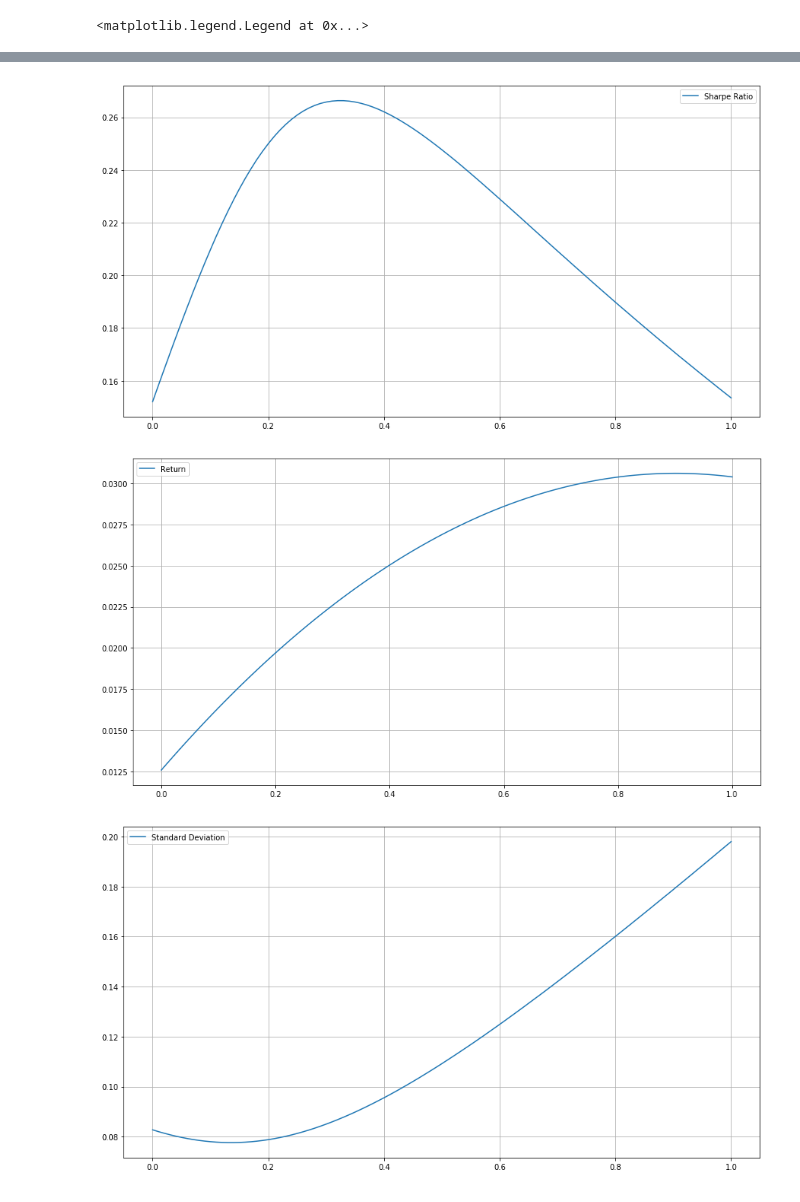
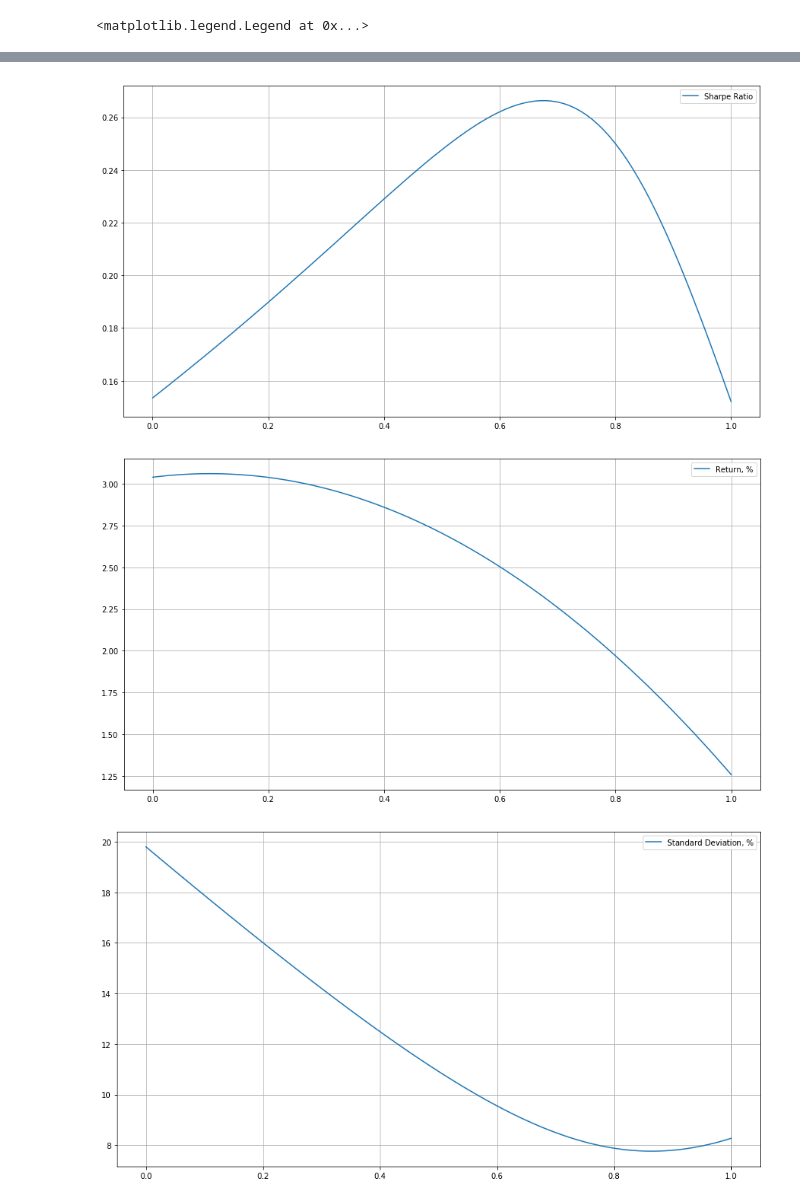
Before and after one commit to suvor/smart_portfolios, a Jupyter notebook: optimizer.ipynb, the cells around one changed output, grey strips where cells are left out. Drawn from its saved outputs; the diff is of its cells as text; code cells hidden in the pictures.

```diff
--- a/optimizer.ipynb
+++ b/optimizer.ipynb
@@ -35,14 +35,22 @@ data = {"SP": {"AM": 5/100, "GM": 3/100, "std": 19.8/100, "SR": 0.15},
 data_old_df = pd.DataFrame(data_old).transpose()
 data_df = pd.DataFrame(data).transpose()
 # %%
-r = get_vector(data_old_df.loc[:, "AM"])
-std = get_vector(data_old_df.loc[:, "std"])
+# r = get_vector(data_old_df.loc[:, "AM"])
+# std = get_vector(data_old_df.loc[:, "std"])
 
 r = get_vector(data_df.loc[["SP", "10Y"], "AM"])
 std = get_vector(data_df.loc[["SP", "10Y"], "std"])
 
+# r = get_vector(data_df.loc[["SP", "SP"], "AM"])
+# std = get_vector(data_df.loc[["SP", "SP"], "std"])
+
 correl = np.array([[1, 0.05], [0.05, 1]])
-weights = get_vector([0.6, 0.4])
+# correl = np.array([[1, 0.8], [0.8, 1]])
+# correl = np.array([[1, 0], [0, 1]])
+# correl = np.array([[1, 1], [1, 1]])
+
+
+# weights = get_vector([0.6, 0.4])
 cov = covariance(correl, std)
 
 n = 100
@@ -60,36 +68,36 @@ print("Max geom return weights {}".format(weights[np.argmax(r_geom_array)].T))
 
 # max SR
 print("Max Sharpe Ratio weights {}".format(weights[np.argmax(sharpe_geom_array)].T))
 
 # min vol
 print("Min Volatility weights {}".format(weights[np.argmin(sigma_array)].T))
 
 plt.figure(figsize=(15, 10))
 plt.scatter(sigma_array, r_geom_array, c=sharpe_geom_array, cmap='plasma')
 plt.colorbar(label='Sharpe Ratio')
 plt.xlabel('Volatility')
 plt.ylabel('Return')
 
 plt.figure(figsize=(15, 8))
-plt.plot(w1, sharpe_geom_array, label="Sharpe Ratio")
+plt.plot(1-w1, sharpe_geom_array, label="Sharpe Ratio")
 plt.grid()
 plt.legend()
 
 plt.figure(figsize=(15, 8))
-plt.plot(w1, r_geom_array, label="Return")
+plt.plot(1-w1, r_geom_array*100, label="Return, %")
 plt.grid()
 plt.legend()
 
 plt.figure(figsize=(15, 8))
-plt.plot(w1, sigma_array, label="Standard Deviation")
+plt.plot(1-w1, sigma_array*100, label="Standard Deviation, %")
 plt.grid()
 plt.legend()
 # %% [output]
 Max geom return weights [[0.9 0.1]]
 Max Sharpe Ratio weights [[0.32 0.68]]
 Min Volatility weights [[0.14 0.86]]
 <matplotlib.legend.Legend at 0x...>
 [figure]
-[figure, old version]
+[figure, new version]
-[figure, old version]
+[figure, new version]
-[figure, old version]
+[figure, new version]
```
